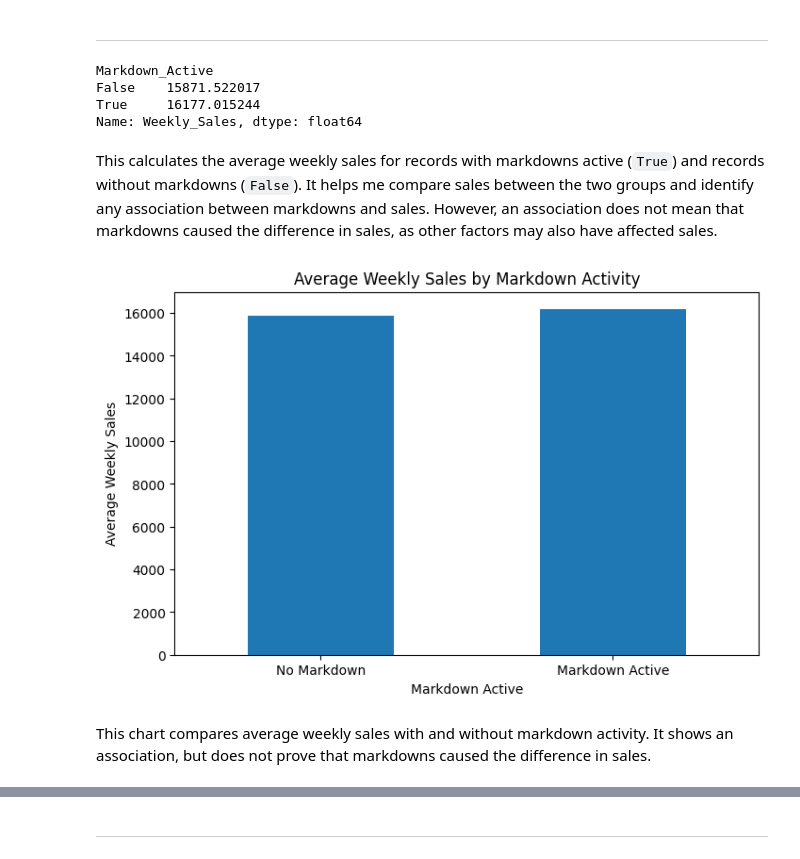
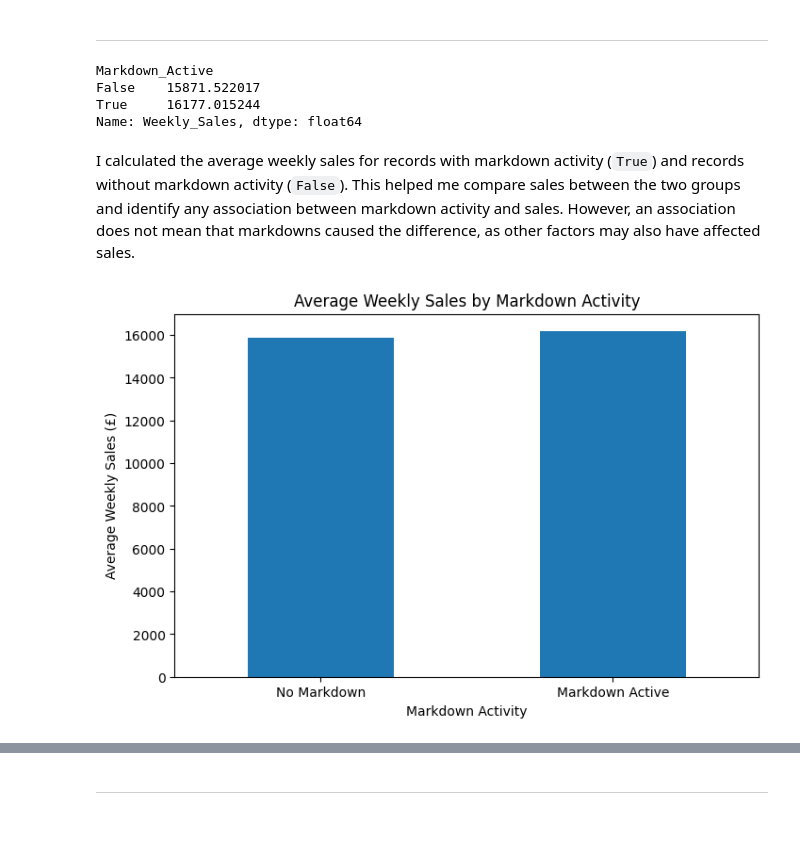
Before and after one commit to yetundeokunlade-commits/retail-sales-analysis, a Jupyter notebook: jupyter_notebooks/Notebook_Template.ipynb, the cells around one changed output, grey strips where cells are left out. Saved outputs shown, nothing was run; the diff lists cells and outputs as text; code cells hidden in the pictures; blank space fills up the shorter version.

```diff
--- a/jupyter_notebooks/Notebook_Template.ipynb
+++ b/jupyter_notebooks/Notebook_Template.ipynb
@@ -1693,4 +1642,0 @@ This counts how many records have a value greater than zero for each markdown ty
-# %%
-markdown_cols = ['MarkDown1', 'MarkDown2', 'MarkDown3', 'MarkDown4', 'MarkDown5']
-
-df['Markdown_Active'] = (df[markdown_cols].sum(axis=1) > 0)
@@ -1697,28 +1995,40 @@ df['Markdown_Active'] = (df[markdown_cols].sum(axis=1) > 0)
+# %%
+# List the five markdown columns.
+markdown_cols = ['MarkDown1', 'MarkDown2', 'MarkDown3', 'MarkDown4', 'MarkDown5']
+
+# Create a column showing whether any markdown value is positive for each record.
+df['Markdown_Active'] = df[markdown_cols].sum(axis=1) > 0
 # %% [markdown]
 I created a new column called `Markdown_Active` by adding the five markdown columns for each sales record. If the total is greater than 0, the value is recorded as `True`, meaning at least one markdown was active. If the total is 0, it is recorded as `False`, meaning no markdown was active. This makes it easier to compare sales when markdowns were active and when they were not.
 # %% [markdown]
 ---
-# %%
-df.groupby('Markdown_Active')['Weekly_Sales'].mean()
-# %% [output]
-Markdown_Active
-False    15871.522017
-True     16177.015244
-Name: Weekly_Sales, dtype: float64
+# %%
+# Calculate average weekly sales for records with and without markdown activity.
+df.groupby('Markdown_Active')['Weekly_Sales'].mean()
+# %% [output]
+Markdown_Active
+False    15871.522017
+True     16177.015244
+Name: Weekly_Sales, dtype: float64
 # %% [markdown]
-This calculates the average weekly sales for records with markdowns active (`True`) and records without markdowns (`False`). It helps me compare sales between the two groups and identify any association between markdowns and sales. However, an association does not mean that markdowns caused the difference in sales, as other factors may also have affected sales.
+I calculated the average weekly sales for records with markdown activity (`True`) and records without markdown activity (`False`). This helped me compare sales between the two groups and identify any association between markdown activity and sales. However, an association does not mean that markdowns caused the difference, as other factors may also have affected sales.
 # %%
+# Calculate average weekly sales for records with and without markdown activity.
+# Create a bar chart to compare the two groups.
 df.groupby('Markdown_Active')['Weekly_Sales'].mean().plot(
     kind='bar',
     figsize=(8, 5)
 )
 
+# Add a title and labels to the chart.
 plt.title('Average Weekly Sales by Markdown Activity')
-plt.xlabel('Markdown Active')
-plt.ylabel('Average Weekly Sales')
+plt.xlabel('Markdown Activity')
+plt.ylabel('Average Weekly Sales (£)')
+
+# Replace True and False with clearer category labels.
 plt.xticks([0, 1], ['No Markdown', 'Markdown Active'], rotation=0)
+
+# Display the chart.
 plt.show()
 # %% [output]
-[figure, old version]
+[figure, new version]
-# %% [markdown]
-This chart compares average weekly sales with and without markdown activity. It shows an association, but does not prove that markdowns caused the difference in sales.
```
Also changed, not shown: parts of 515 cells of this notebook, 1 other file.
